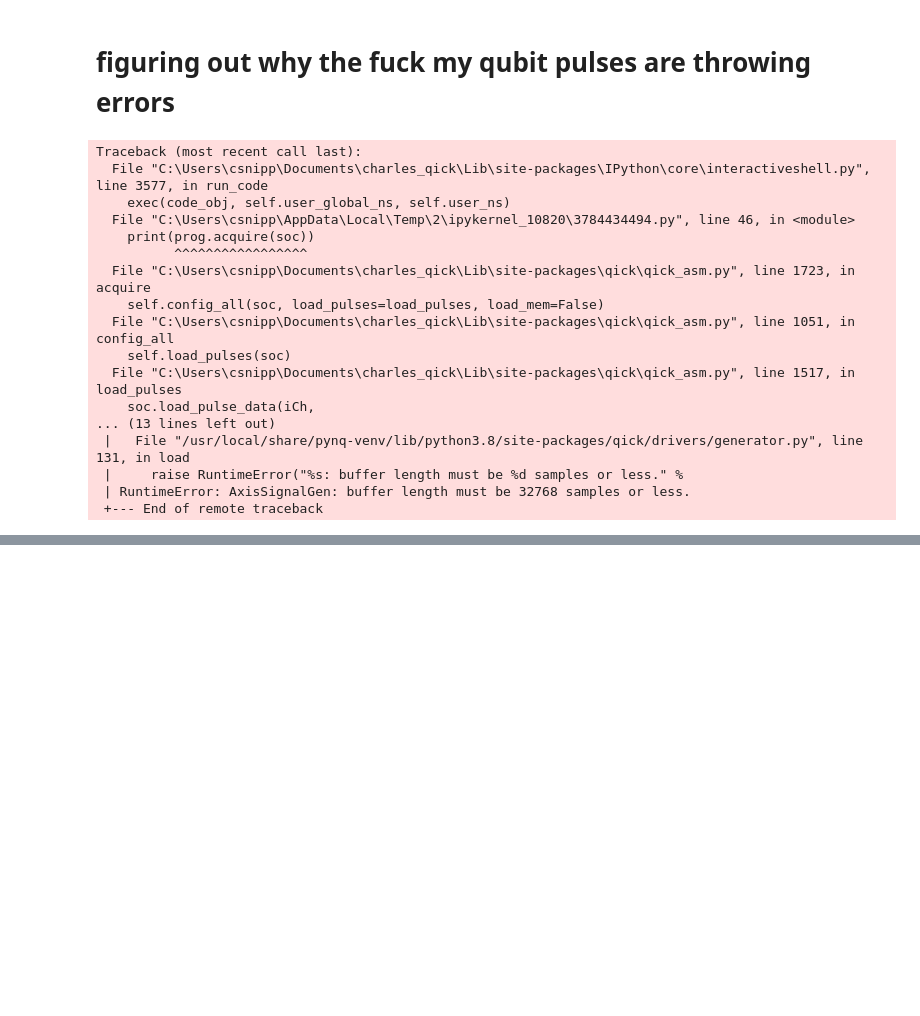
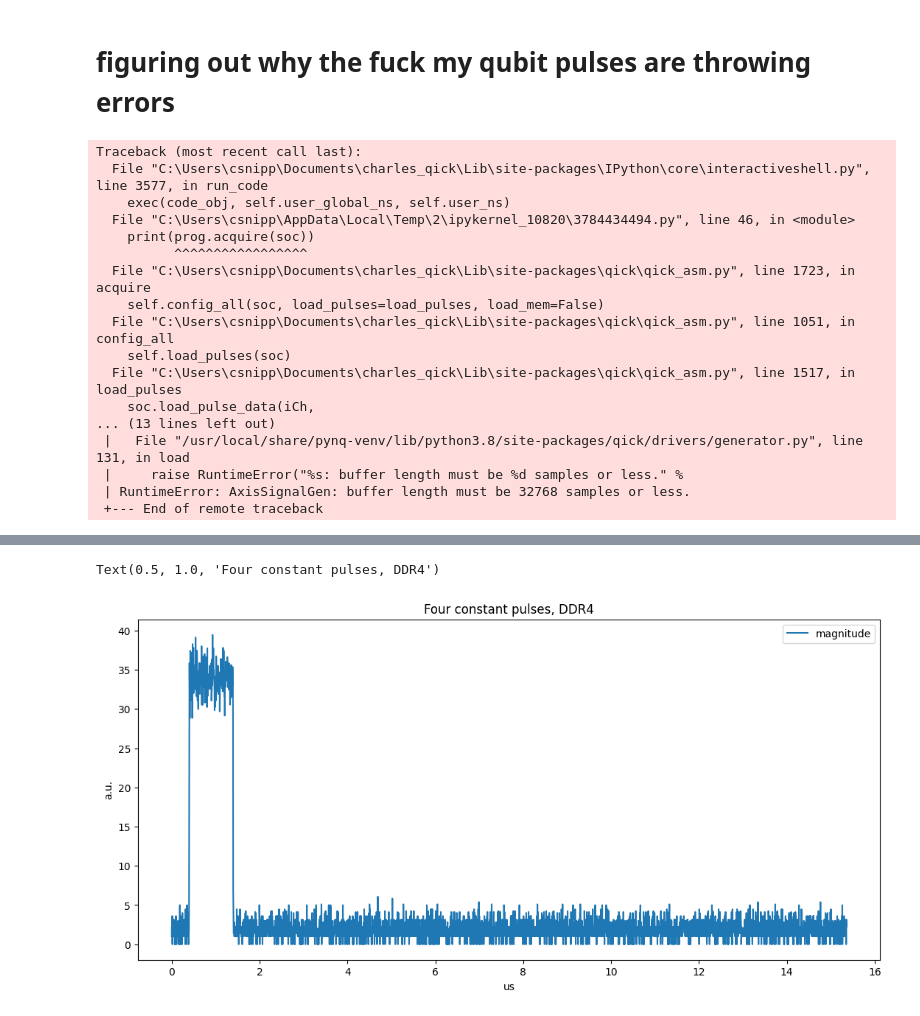
Before and after one commit to SchusterLab/ChaToT, a Jupyter notebook: nb/qubit_demos_tprocv2.ipynb, the cells around one changed output, grey strips where cells are left out. Saved outputs shown, nothing was run; the diff lists cells and outputs as text; code cells hidden in the pictures; blank space fills up the shorter version.

```diff
--- a/nb/qubit_demos_tprocv2.ipynb
+++ b/nb/qubit_demos_tprocv2.ipynb
@@ -16,6 +31,6 @@ NamingError: unknown name: chatot
 # %%
-GEN_CH = 0
-RO_CH = 0
+GEN_CH = 8
+RO_CH = 1
 TRIG_TIME = 0.50
 FREQ = 5200
 # %% [markdown]
@@ -446,0 +466,75 @@ Traceback (most recent call last):
+# %%
+FREQ = 5500
+
+class short_pulse(AveragerProgramV2):
+    def _initialize(self, cfg):
+        ro_ch = cfg['ro_ch']
+        gen_ch = cfg['gen_ch']
+
+        self.declare_gen(ch=gen_ch, nqz=1, mixer_freq=5000)
+        self.declare_readout(ch=ro_ch, length=cfg['pulse_len'])
+        self.add_readoutconfig(ch=ro_ch, name='ro', freq=cfg['freq'], gen_ch=gen_ch)
+
+        self.add_pulse(ch=gen_ch, name="pulse1", ro_ch=ro_ch,
+                       style="const",
+                       length=1,
+                       freq=cfg['freq'],
+                       phase=0,
+                       gain=0.25,
+                      )
+
+    def _body(self, cfg):
+        self.send_readoutconfig(ch=cfg['ro_ch'], name='ro', t=0)
+        self.trigger(ros=[cfg['ro_ch']], pins=[0], t=cfg['trig_time'], ddr4=True)
+        self.pulse(ch=cfg['gen_ch'], name="pulse1", t=0)
+
+class long_pulse(AveragerProgramV2):
+    def _initialize(self, cfg):
+        ro_ch = cfg['ro_ch']
+        gen_ch = cfg['gen_ch']
+
+        self.declare_gen(ch=gen_ch, nqz=1, mixer_freq=5000)
+        self.declare_readout(ch=ro_ch, length=cfg['pulse_len'])
+        self.add_readoutconfig(ch=ro_ch, name='ro', freq=cfg['freq'], gen_ch=gen_ch)
+
+        self.add_pulse(ch=gen_ch, name="pulse1", ro_ch=ro_ch,
+                       style="const",
+                       length=10,
+                       freq=cfg['freq'],
+                       phase=0,
+                       gain=0.25,
+                      )
+
+    def _body(self, cfg):
+        self.send_readoutconfig(ch=cfg['ro_ch'], name='ro', t=0)
+        self.trigger(ros=[cfg['ro_ch']], pins=[0], t=cfg['trig_time'], ddr4=True)
+        self.pulse(ch=cfg['gen_ch'], name="pulse1", t=0)
+
+config = {'gen_ch': GEN_CH,
+          'ro_ch': RO_CH,
+          'freq': 5500,
+          'trig_time': 0,
+          'pulse_len': 1,
+          'steps': 1
+         }
+
+prog1 = short_pulse(soccfg, reps=1, final_delay=None, cfg=config)
+
+soc.arm_ddr4(ch=RO_CH, nt=100000)
+prog1.acquire(soc)
+iq_list_DDR4 = soc.get_ddr4(40)
+t = prog1.get_time_axis_ddr4(RO_CH, iq_list_DDR4)
+i = iq_list_DDR4[:,0]
+q = iq_list_DDR4[:,1]
+mag = np.abs(i + 1j*q)
+
+fig = plt.figure(figsize=(13,6))
+plt.plot(t, mag, label="magnitude")
+
+plt.legend()
+plt.ylabel("a.u.")
+plt.xlabel("us")
+plt.title("Four constant pulses, DDR4")
+# %% [output]
+Text(0.5, 1.0, 'Four constant pulses, DDR4')
+[figure, added]
```
Also changed, not shown: parts of 3 cells of this notebook, 4 other files.
